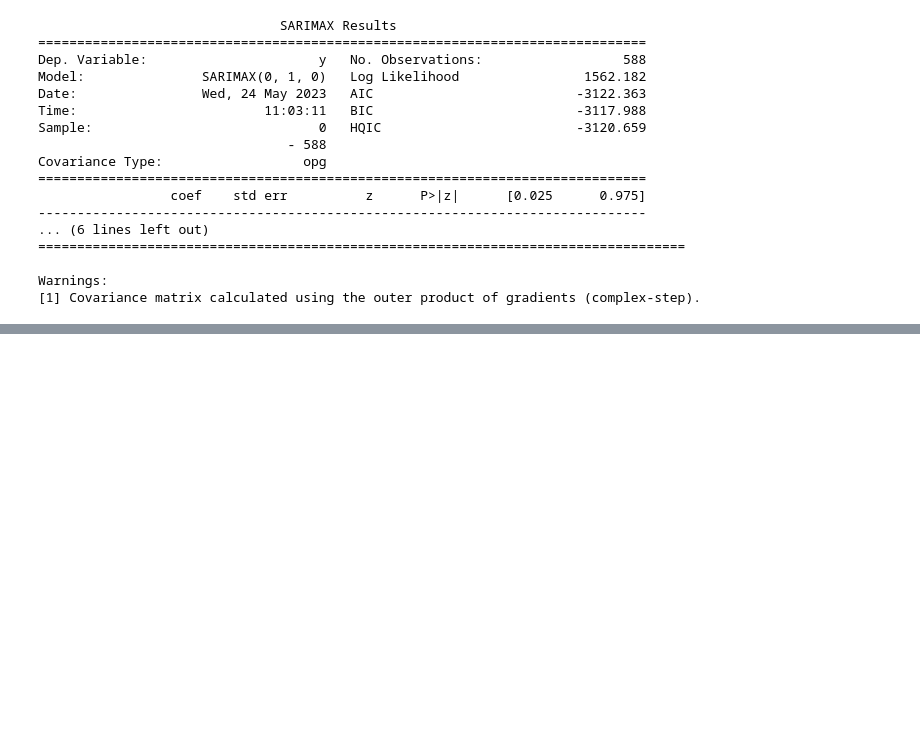
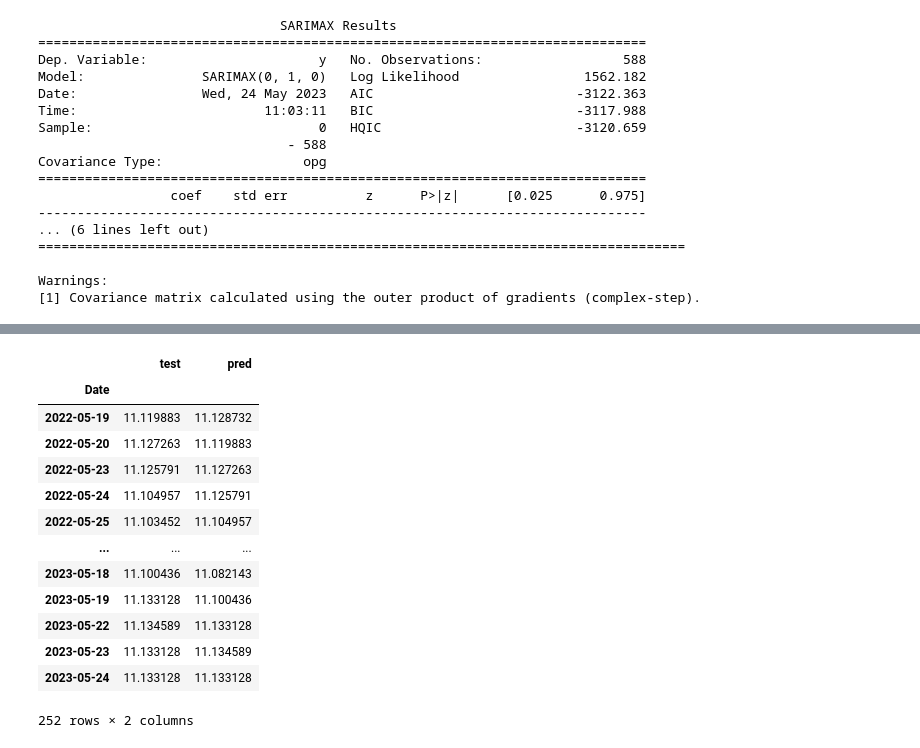
Before and after one commit to sejinhwang97ko/ubion_ml, a Jupyter notebook: ARIMA 모델을 통한 삼성주가 예측.ipynb, the cells around one changed output, grey strips where cells are left out. Cells and saved outputs as stored; diff of their text form; code cells hidden in the pictures; blank space fills up the shorter version.

```diff
--- a/ARIMA 모델을 통한 삼성주가 예측.ipynb
+++ b/ARIMA 모델을 통한 삼성주가 예측.ipynb
@@ -309,0 +359,35 @@ Warnings:
+# %%
+def forecast_one_step():
+    fc, conf_int = model.predict(n_periods=1, return_conf_int=True)
+    return (fc.tolist()[0], np.asarray(conf_int).tolist()[0])
+# %%
+forcasts =[]
+y_pred = []
+pred_upper = []
+pred_lower = []
+
+for new_ob in y_test:
+    fc, conf = forecast_one_step()
+    y_pred.append(fc)
+    pred_upper.append(conf[1])
+    pred_lower.append(conf[0])
+
+    ## model update
+    model.update(new_ob)
+# %%
+pd.DataFrame({'test':y_test, 'pred':y_pred})
+# %% [output]
+|  | test | pred |
+| Date |  |  |
+| 2022-05-19 | 11.119883 | 11.128732 |
+| 2022-05-20 | 11.127263 | 11.119883 |
+| 2022-05-23 | 11.125791 | 11.127263 |
+| 2022-05-24 | 11.104957 | 11.125791 |
+| 2022-05-25 | 11.103452 | 11.104957 |
+| ... | ... | ... |
+| 2023-05-18 | 11.100436 | 11.082143 |
+| 2023-05-19 | 11.133128 | 11.100436 |
+| 2023-05-22 | 11.134589 | 11.133128 |
+| 2023-05-23 | 11.133128 | 11.134589 |
+| 2023-05-24 | 11.133128 | 11.133128 |
+252 rows × 2 columns
```
Also changed, not shown: parts of 6 cells of this notebook, 1 other file.
